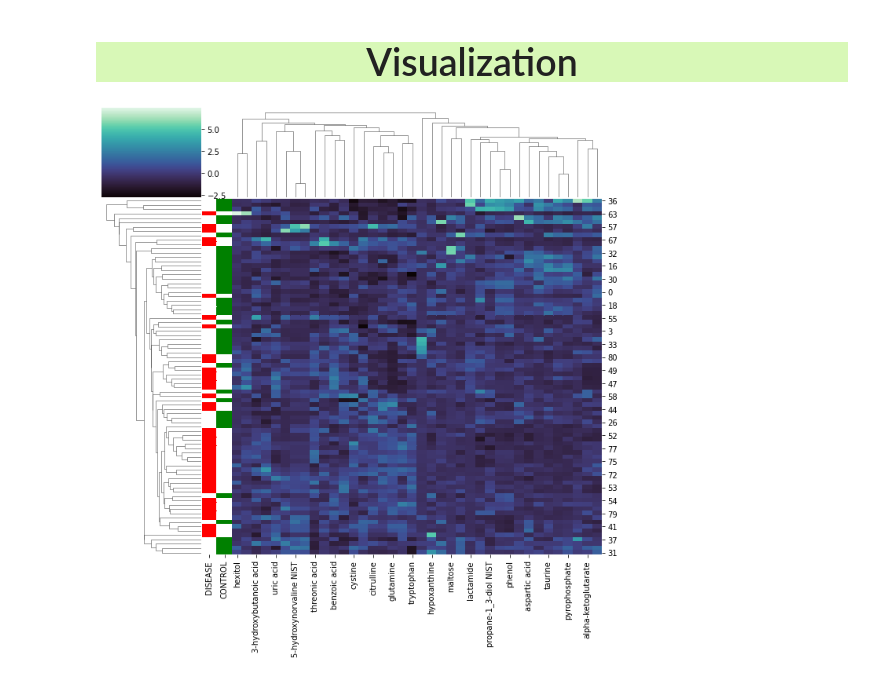
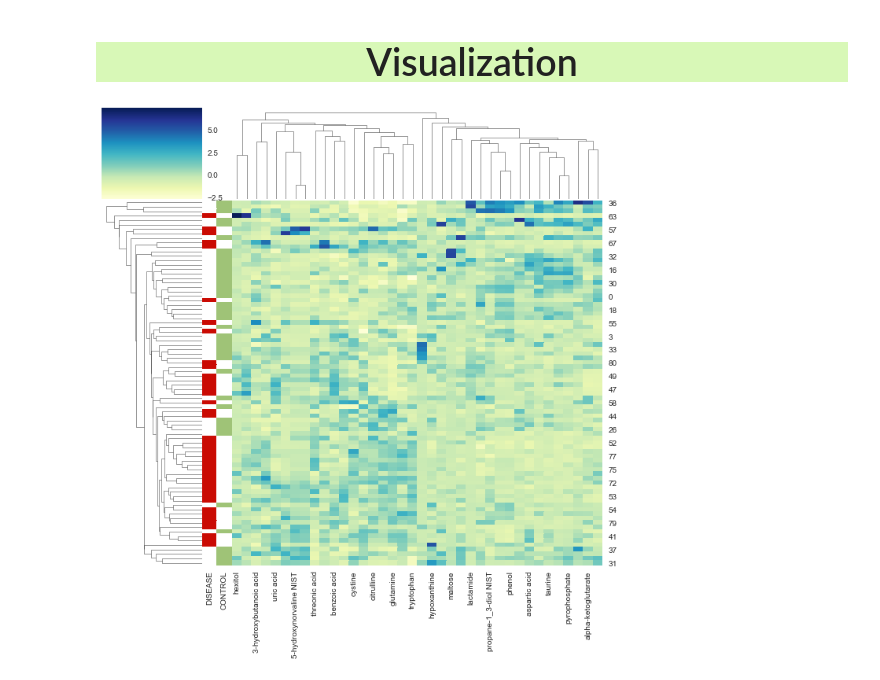
Before and after one commit to utshabkg/lung_cancer_biomarker, a Jupyter notebook: final and best approach/Approach 2/exploratory_analysis_final.ipynb, the cells around one changed output. Cells and saved outputs as stored; diff of their text form; code cells hidden in the pictures.

Commit message:
changed colors of plots

```diff
--- a/final and best approach/Approach 2/exploratory_analysis_final.ipynb
+++ b/final and best approach/Approach 2/exploratory_analysis_final.ipynb
@@ -444,23 +445,23 @@ accuracy_df.to_csv('G:/Research/SM Sir/LungCancer_Biomarker/final and best appro
 # %%
 # Data set
 final_df1 = plasma.copy()
 Class = plasma.pop("Class")
 # final_df = final_df.set_index('Metabolics')
 
 lut = dict(zip(Class.unique(), "grb"))
 row_colors = Class.map(lut)
 df_colors = pd.DataFrame(data={'DISEASE': row_colors[row_colors == 'r'], 'CONTROL': row_colors[row_colors == 'g']})
 # Default plot
-g = sns.clustermap(plasma[imp0], cmap='mako', row_colors=df_colors, z_score=1)      #z_score->standardize; standard_cale->normalize
+g = sns.clustermap(plasma[imp0], cmap='YlGnBu', row_colors=df_colors, z_score=1)      #z_score->standardize; standard_cale->normalize
 g.fig.subplots_adjust(right=0.9)
 g.ax_cbar.set_position((0.7, .2, .03, .4), 'horizontal')
 plt.setp(g.ax_heatmap.get_yticklabels(), rotation=0)
 # Show the graph
 # Show the graph
 plt.savefig('plotting/clustermap_exploratory_plasma2.JPG')
 plt.show()
 # %% [output]
-[figure, old version]
+[figure, new version]
 # %%
 # Load the classification data set
 X = final_df1[imp0]
```
Also changed, not shown: parts of 6 cells of this notebook, 3 other files.
